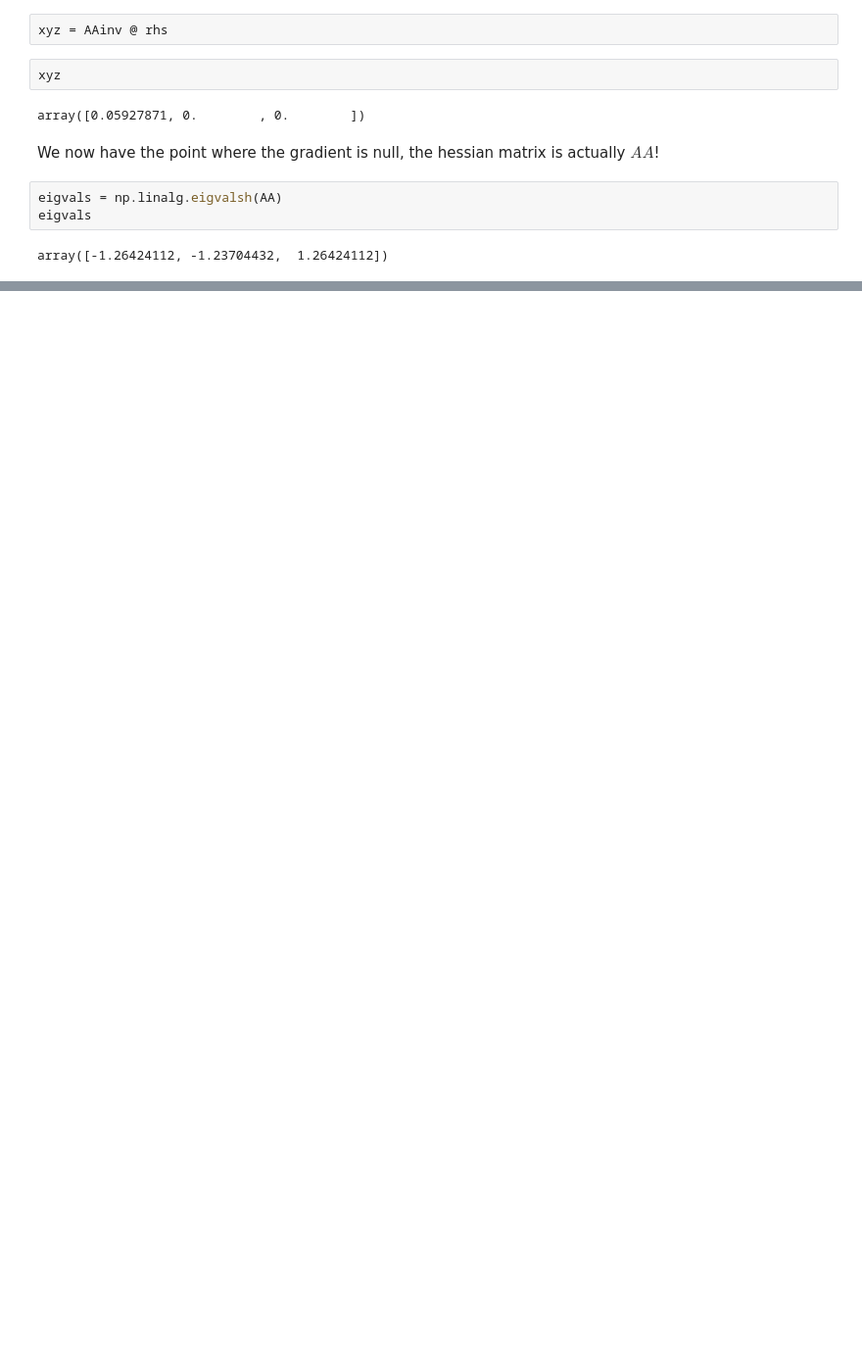
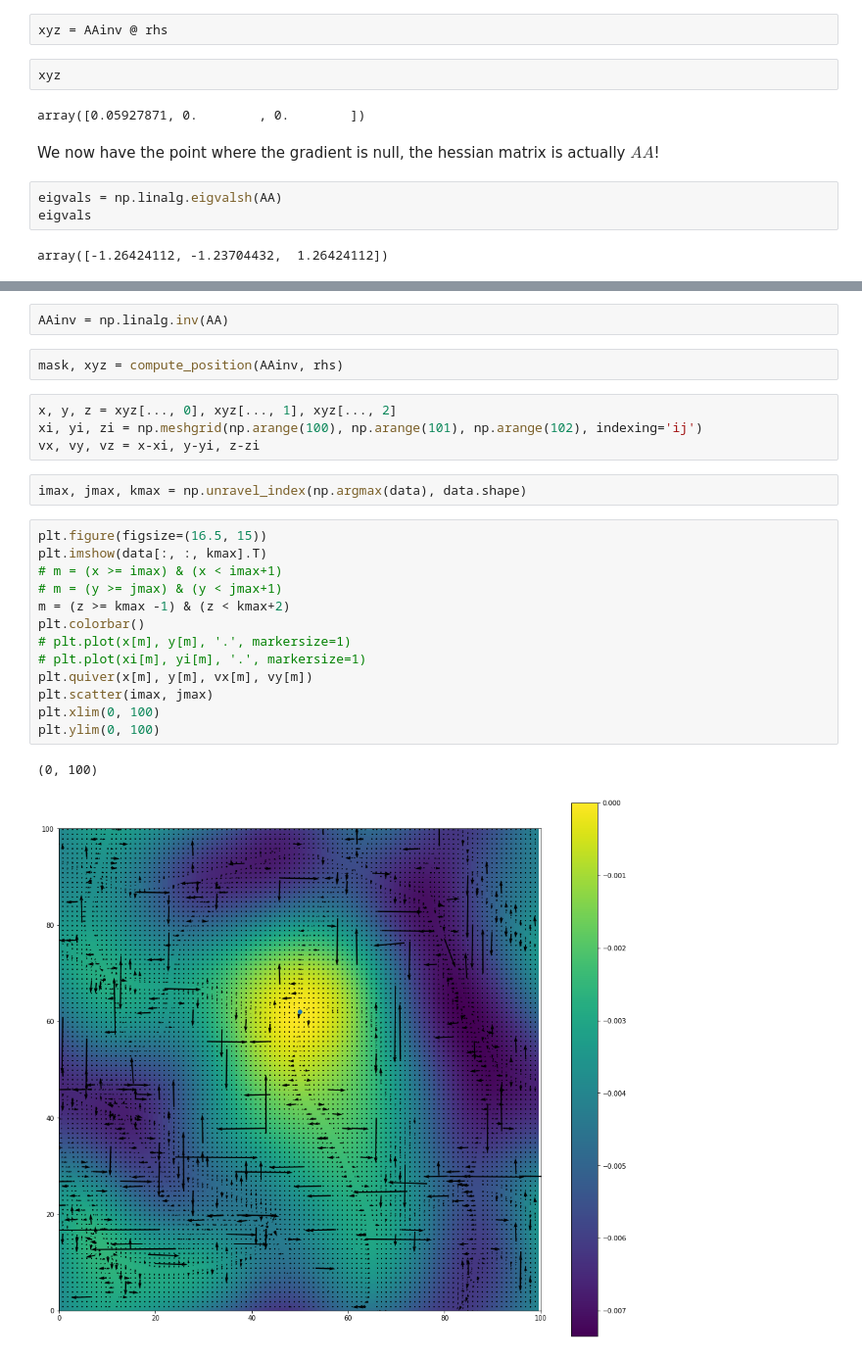
Before and after one commit to cphyc/py_extrema, a Jupyter notebook: extrema_explained.ipynb, the cells around one changed output, grey strips where cells are left out. Shown at 98% size. Cells and saved outputs as stored; diff of their text form; blank space fills up the shorter version.

```diff
--- a/extrema_explained.ipynb
+++ b/extrema_explained.ipynb
@@ -198,0 +320,26 @@ array([-1.26424112, -1.23704432,  1.26424112])
+# %%
+AAinv = np.linalg.inv(AA)
+# %%
+mask, xyz = compute_position(AAinv, rhs)
+# %%
+x, y, z = xyz[..., 0], xyz[..., 1], xyz[..., 2]
+xi, yi, zi = np.meshgrid(np.arange(100), np.arange(101), np.arange(102), indexing='ij')
+vx, vy, vz = x-xi, y-yi, z-zi
+# %%
+imax, jmax, kmax = np.unravel_index(np.argmax(data), data.shape)
+# %%
+plt.figure(figsize=(16.5, 15))
+plt.imshow(data[:, :, kmax].T)
+# m = (x >= imax) & (x < imax+1)
+# m = (y >= jmax) & (y < jmax+1)
+m = (z >= kmax -1) & (z < kmax+2)
+plt.colorbar()
+# plt.plot(x[m], y[m], '.', markersize=1)
+# plt.plot(xi[m], yi[m], '.', markersize=1)
+plt.quiver(x[m], y[m], vx[m], vy[m])
+plt.scatter(imax, jmax)
+plt.xlim(0, 100)
+plt.ylim(0, 100)
+# %% [output]
+(0, 100)
+[figure, added]
```
Also changed, not shown: parts of 31 cells of this notebook, 2 other files.
